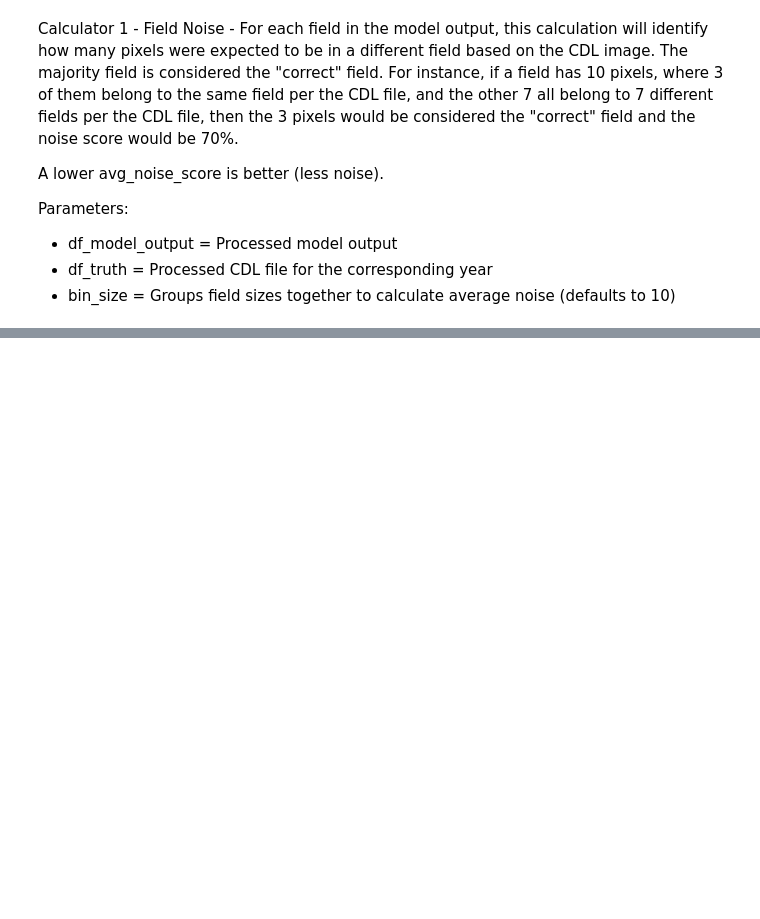
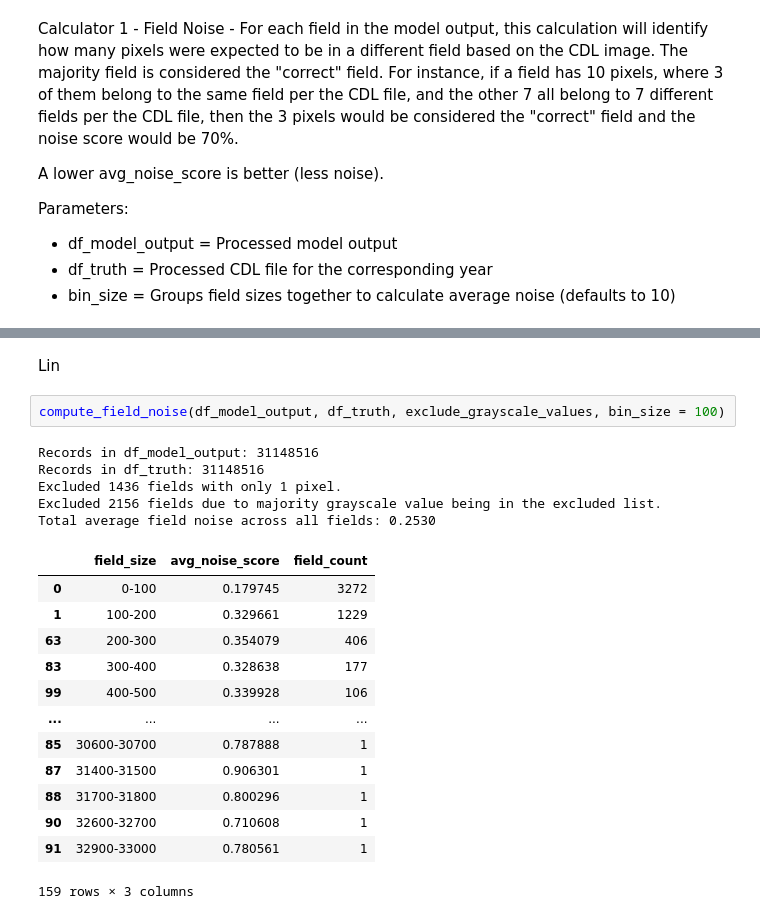
Before and after one commit to lingyundai/DAEN690-Team-Satellite-FBI, a Jupyter notebook: src/accuracy_calculator.ipynb, the cells around one changed output, grey strips where cells are left out. Saved outputs shown, nothing was run; the diff lists cells and outputs as text; blank space fills up the shorter version.

```diff
--- a/src/accuracy_calculator.ipynb
+++ b/src/accuracy_calculator.ipynb
@@ -645,0 +650,23 @@ Overall Pixel-Level Accuracy: 99.33%
+# %% [markdown]
+Lin
+# %%
+compute_field_noise(df_model_output, df_truth, exclude_grayscale_values, bin_size = 100)
+# %% [output]
+Records in df_model_output: 31148516
+Records in df_truth: 31148516
+Excluded 1436 fields with only 1 pixel.
+Excluded 2156 fields due to majority grayscale value being in the excluded list.
+Total average field noise across all fields: 0.2530
+|  | field_size | avg_noise_score | field_count |
+| 0 | 0-100 | 0.179745 | 3272 |
+| 1 | 100-200 | 0.329661 | 1229 |
+| 63 | 200-300 | 0.354079 | 406 |
+| 83 | 300-400 | 0.328638 | 177 |
+| 99 | 400-500 | 0.339928 | 106 |
+| ... | ... | ... | ... |
+| 85 | 30600-30700 | 0.787888 | 1 |
+| 87 | 31400-31500 | 0.906301 | 1 |
+| 88 | 31700-31800 | 0.800296 | 1 |
+| 90 | 32600-32700 | 0.710608 | 1 |
+| 91 | 32900-33000 | 0.780561 | 1 |
+159 rows × 3 columns
```
Also changed, not shown: parts of 17 cells of this notebook.
